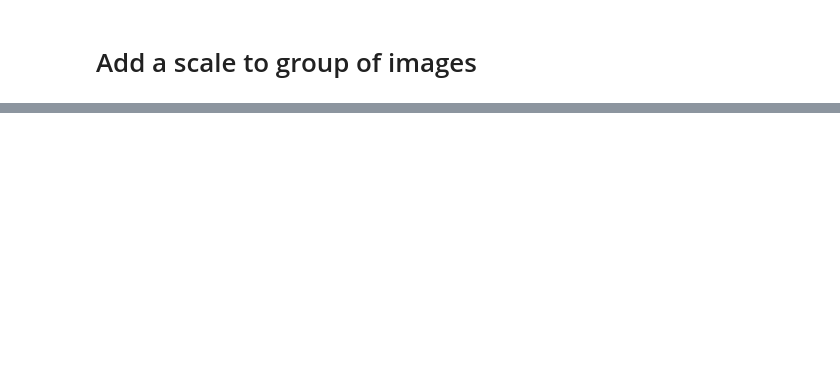
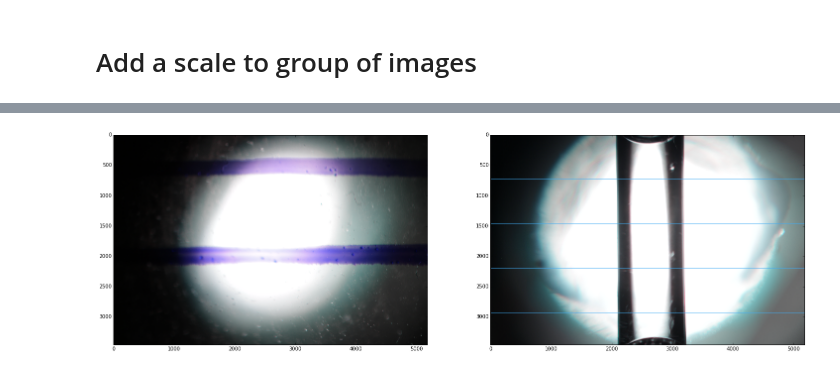
Before and after one commit to amirhamini/image-processing, a Jupyter notebook: opencv/add-scale.ipynb, the cells around one changed output, grey strips where cells are left out. Drawn from its saved outputs; the diff is of its cells as text; code cells hidden in the pictures; blank space fills up the shorter version.

```diff
--- a/opencv/add-scale.ipynb
+++ b/opencv/add-scale.ipynb
@@ -88,2 +90,15 @@ for i in xrange(6, num_pic + 6):
     crop_img = img[y_up:y_down, x_left:x_right]
     cv2.imwrite(path_write + 'IMG_' + ext + '.JPG' , crop_img)
+# %%
+def horz_measure_lines(img, scale_point_top, scale_point_bottom, scale_L, major_grid_L,
+                       minor_grid_L, color=(64, 171, 243)):
+    # scale line is assumed to be vertical
+    height, width, channels = img.shape
+    scale_L_px = scale_point_bottom[1] - scale_point_top[1]
+    major_grid_px = int(float(major_grid_L)/float(scale_L) * scale_L_px)
+    #This many px reperesent a vertical line with length: scale_L
+    y = 0
+    thickness = 5
+    for i in xrange(int(height/major_grid_px) + 1):
+        cv2.line(img,(0, y), (width, y), color, thickness)
+        y = y + major_grid_px
@@ -89,0 +122,13 @@ for i in xrange(6, num_pic + 6):
+# %%
+horz_measure_lines(img, top_left, bottom_right, 2, 1, 1)
+fig01 = plt.figure(1, figsize=(25, 40), dpi=90)
+#
+plt.subplot(121)
+plt.imshow(scale_img, cmap = 'gray')
+#
+plt.subplot(122)
+plt.imshow(img, cmap = 'gray')
+#
+plt.show()
+# %% [output]
+[figure, added]
```
Also changed, not shown: parts of 5 cells of this notebook.
